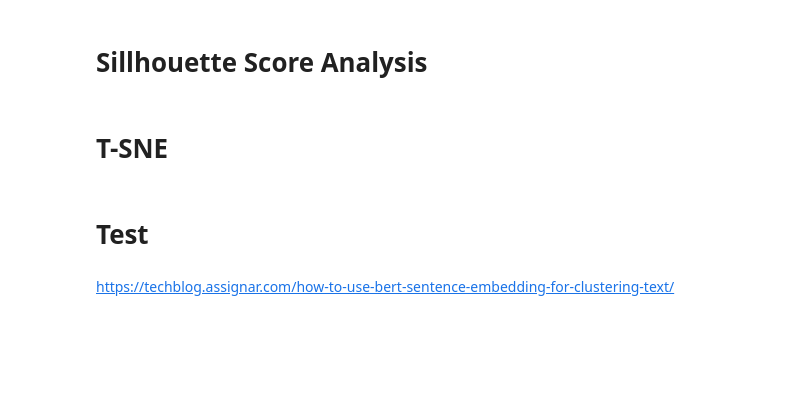
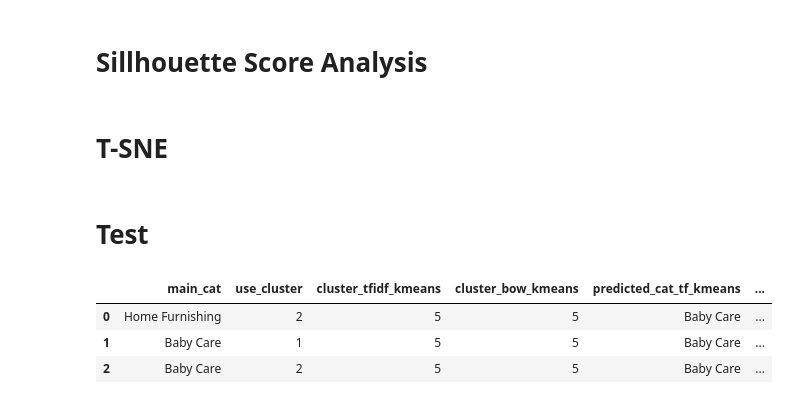
Before and after one commit to AbdulmagedALKHULAIFI/Automatic-classifer-consumer-goods, a Jupyter notebook: classifier.ipynb, the cells around one changed output. Drawn from its saved outputs; the diff is of its cells as text; code cells hidden in the pictures; blank space fills up the shorter version.

```diff
--- a/classifier.ipynb
+++ b/classifier.ipynb
@@ -671,5 +799,3 @@ tsne.fit(X, y_test)
 tsne.show()
 # %% [markdown]
 # Test
-# %% [markdown]
-https://techblog.assignar.com/how-to-use-bert-sentence-embedding-for-clustering-text/
@@ -679,2 +802,7 @@ https://techblog.assignar.com/how-to-use-bert-sentence-embedding-for-clustering-
 # %%
-dataMini.head(3)
+dataReduced.head(3)
+# %% [output]
+|  | main_cat | use_cluster | cluster_tfidf_kmeans | cluster_bow_kmeans | predicted_cat_tf_kmeans | ... |
+| 0 | Home Furnishing | 2 | 5 | 5 | Baby Care | ... |
+| 1 | Baby Care | 1 | 5 | 5 | Baby Care | ... |
+| 2 | Baby Care | 2 | 5 | 5 | Baby Care | ... |
```
Also changed, not shown: parts of 22 cells of this notebook.
